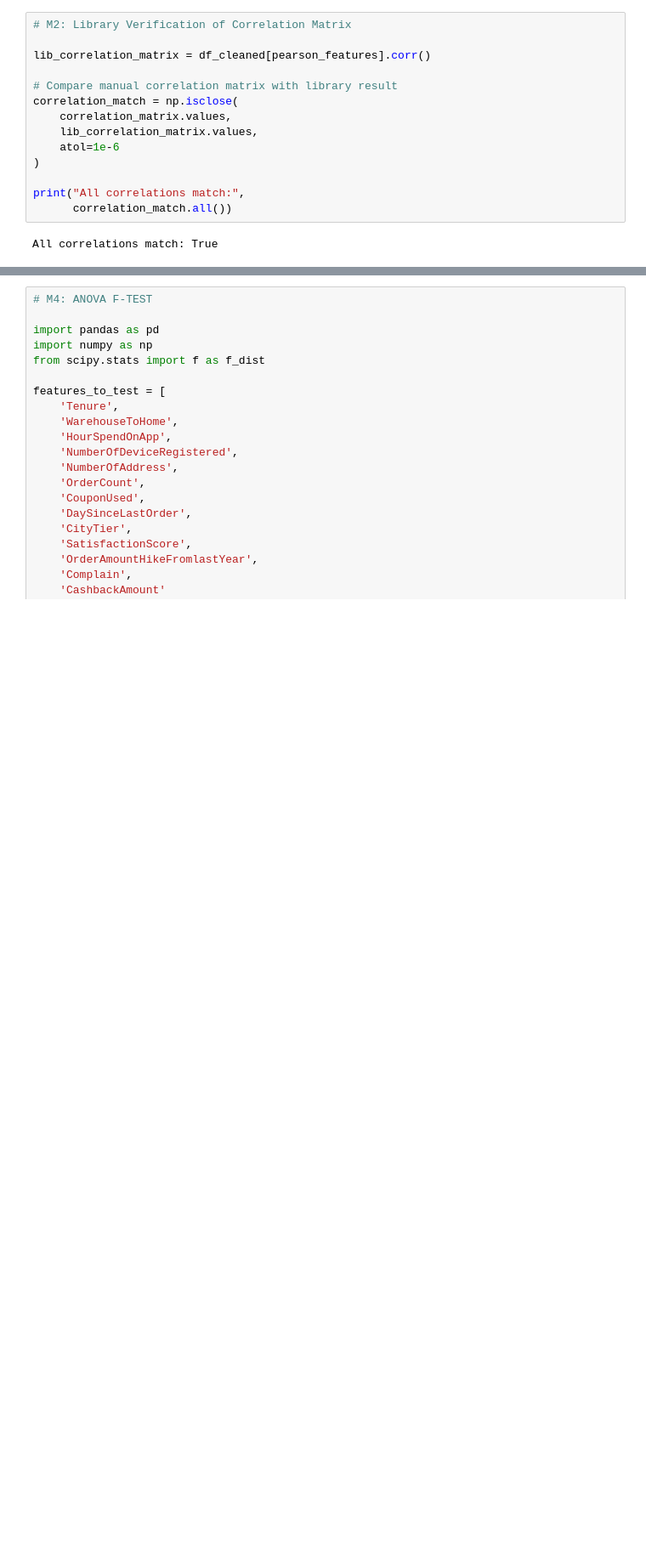
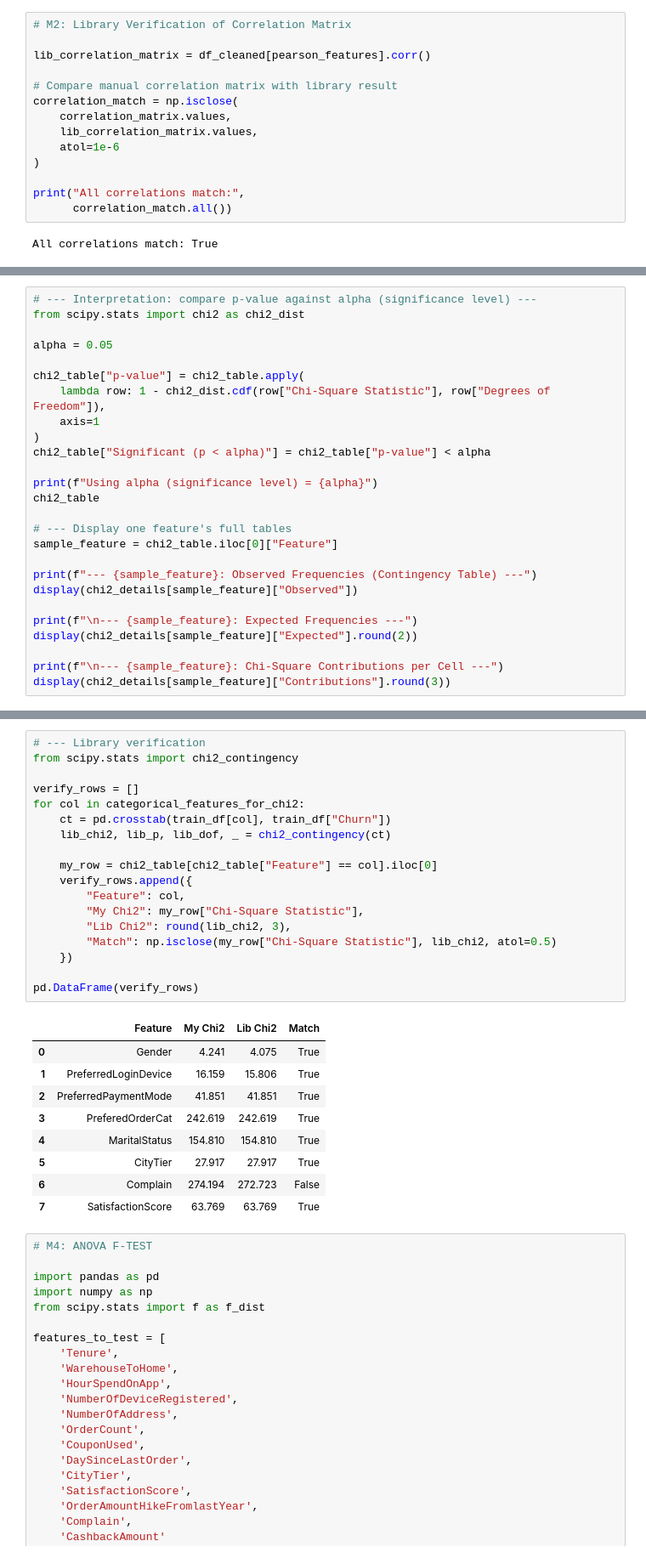
Before and after one commit to DrishtiNigam1928/CUSTOMER_CHURN, a Jupyter notebook: notebooks/main_analysis.ipynb, the cells around one changed output, grey strips where cells are left out. Shown at 85% size. Cells and saved outputs as stored; diff of their text form; blank space fills up the shorter version.

```diff
--- a/notebooks/main_analysis.ipynb
+++ b/notebooks/main_analysis.ipynb
@@ -1585,0 +1682,26 @@ All correlations match: True
+# %%
+# --- Interpretation: compare p-value against alpha (significance level) ---
+from scipy.stats import chi2 as chi2_dist
+
+alpha = 0.05
+
+chi2_table["p-value"] = chi2_table.apply(
+    lambda row: 1 - chi2_dist.cdf(row["Chi-Square Statistic"], row["Degrees of Freedom"]),
+    axis=1
+)
+chi2_table["Significant (p < alpha)"] = chi2_table["p-value"] < alpha
+
+print(f"Using alpha (significance level) = {alpha}")
+chi2_table
+
+# --- Display one feature's full tables
+sample_feature = chi2_table.iloc[0]["Feature"]
+
+print(f"--- {sample_feature}: Observed Frequencies (Contingency Table) ---")
+display(chi2_details[sample_feature]["Observed"])
+
+print(f"\n--- {sample_feature}: Expected Frequencies ---")
+display(chi2_details[sample_feature]["Expected"].round(2))
+
+print(f"\n--- {sample_feature}: Chi-Square Contributions per Cell ---")
+display(chi2_details[sample_feature]["Contributions"].round(3))
@@ -1586,3 +1725,31 @@ All correlations match: True
+# %%
+# --- Library verification
+from scipy.stats import chi2_contingency
+
+verify_rows = []
+for col in categorical_features_for_chi2:
+    ct = pd.crosstab(train_df[col], train_df["Churn"])
+    lib_chi2, lib_p, lib_dof, _ = chi2_contingency(ct)
+
+    my_row = chi2_table[chi2_table["Feature"] == col].iloc[0]
+    verify_rows.append({
+        "Feature": col,
+        "My Chi2": my_row["Chi-Square Statistic"],
+        "Lib Chi2": round(lib_chi2, 3),
+        "Match": np.isclose(my_row["Chi-Square Statistic"], lib_chi2, atol=0.5)
+    })
+
+pd.DataFrame(verify_rows)
+# %% [output]
+|  | Feature | My Chi2 | Lib Chi2 | Match |
+| 0 | Gender | 4.241 | 4.075 | True |
+| 1 | PreferredLoginDevice | 16.159 | 15.806 | True |
+| 2 | PreferredPaymentMode | 41.851 | 41.851 | True |
+| 3 | PreferedOrderCat | 242.619 | 242.619 | True |
+| 4 | MaritalStatus | 154.810 | 154.810 | True |
+| 5 | CityTier | 27.917 | 27.917 | True |
+| 6 | Complain | 274.194 | 272.723 | False |
+| 7 | SatisfactionScore | 63.769 | 63.769 | True |
 # %%
 # M4: ANOVA F-TEST
 
```
Also changed, not shown: parts of 6 cells of this notebook.
